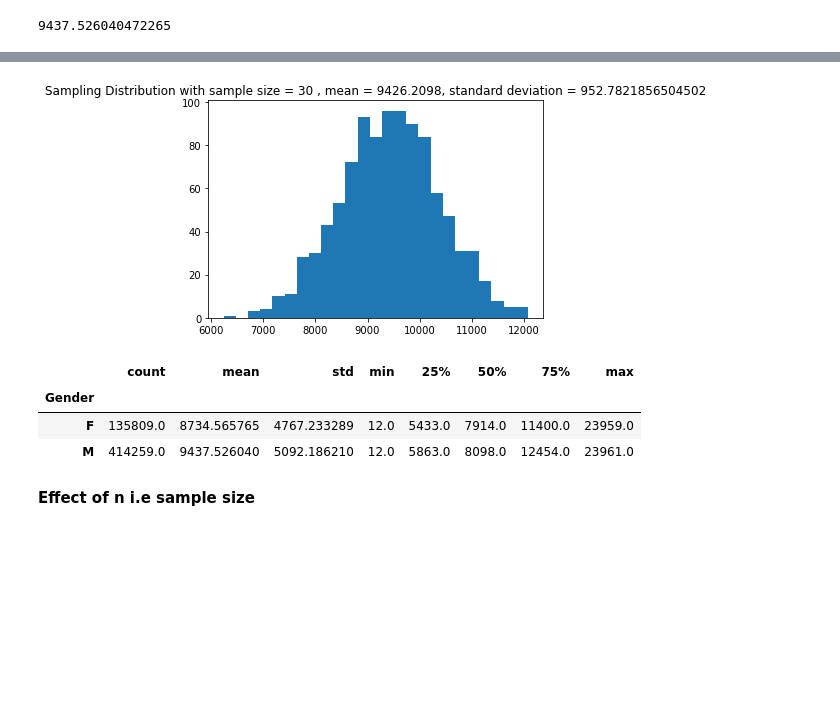
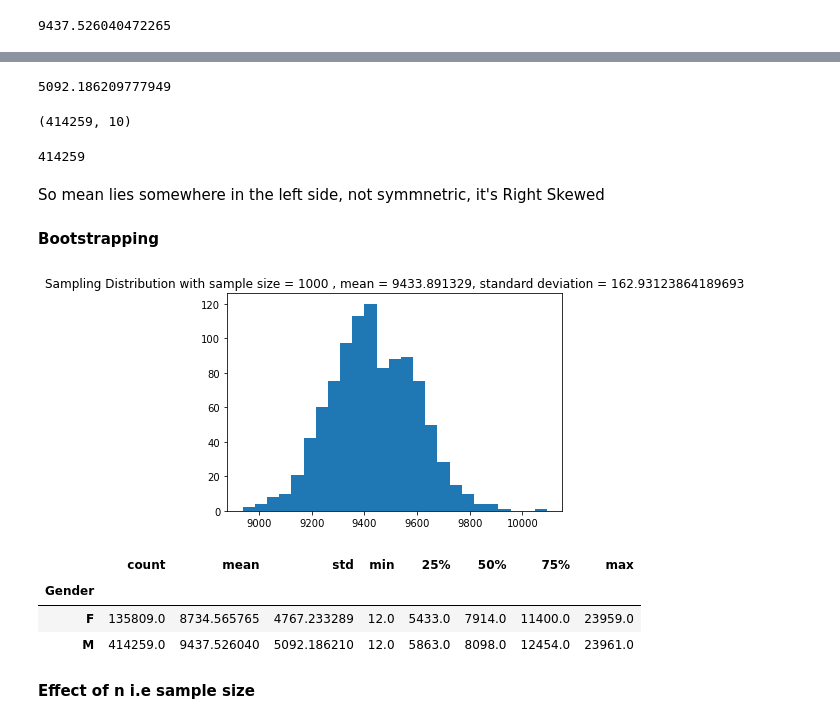
Before and after one commit to sameerudgirkar/DSML-Projects, a Jupyter notebook: Walmart Business Case Study/Walmart Business Case Study - (Confidence Interval and CLT).ipynb, the cells around one changed output, grey strips where cells are left out. Saved outputs shown, nothing was run; the diff lists cells and outputs as text; code cells hidden in the pictures; blank space fills up the shorter version.

```diff
--- a/Walmart Business Case Study/Walmart Business Case Study - (Confidence Interval and CLT).ipynb
+++ b/Walmart Business Case Study/Walmart Business Case Study - (Confidence Interval and CLT).ipynb
@@ -233,29 +227,45 @@ So mean lies somewhere in the left side, not symmnetric, it's Right Skewed
+# %%
+walmart_df_sample_purchase.std()
+# %% [output]
+5092.186209777949
+# %%
+walmart_df_sample1.shape
+# %% [output]
+(414259, 10)
+# %%
+len(walmart_df_sample_purchase)
+# %% [output]
+414259
+# %% [markdown]
+So mean lies somewhere in the left side, not symmnetric, it's Right Skewed
+# %% [markdown]
+**Bootstrapping**
 # %%
 
 m = 1000
 sample = walmart_df_sample_purchase
-size = 30 # len(walmart_df_sample_purchase)
+size = 1000
 bs_means = np.empty(m)
 
 for i in range(m):
     bs_sample = np.random.choice(sample, size = size)
     bs_means[i] = np.mean(bs_sample)
 plt.figure()
 plt.hist(bs_means, bins = 25)
-plt.title(f"Sampling Distribution with sample size = 30 , mean = {np.mean(bs_means)}, standard deviation = {np.std(bs_means)}")
+plt.title(f"Sampling Distribution with sample size = 1000 , mean = {np.mean(bs_means)}, standard deviation = {np.std(bs_means)}")
 plt.show()
 # %% [output]
-[figure, old version]
+[figure, new version]
 # %%
 # plt.hist(bs_means, bins = 25);
-# %%
-# for comparison
-walmart_df.groupby(['Gender'])['Purchase'].describe()
-# %% [output]
-|  | count | mean | std | min | 25% | 50% | 75% | max |
-| Gender |  |  |  |  |  |  |  |  |
-| F | 135809.0 | 8734.565765 | 4767.233289 | 12.0 | 5433.0 | 7914.0 | 11400.0 | 23959.0 |
-| M | 414259.0 | 9437.526040 | 5092.186210 | 12.0 | 5863.0 | 8098.0 | 12454.0 | 23961.0 |
-# %% [markdown]
-**Effect of n i.e sample size**
+# %%
+# for comparison
+walmart_df.groupby(['Gender'])['Purchase'].describe()
+# %% [output]
+|  | count | mean | std | min | 25% | 50% | 75% | max |
+| Gender |  |  |  |  |  |  |  |  |
+| F | 135809.0 | 8734.565765 | 4767.233289 | 12.0 | 5433.0 | 7914.0 | 11400.0 | 23959.0 |
+| M | 414259.0 | 9437.526040 | 5092.186210 | 12.0 | 5863.0 | 8098.0 | 12454.0 | 23961.0 |
+# %% [markdown]
+**Effect of n i.e sample size**
 # %%
```
Also changed, not shown: parts of 75 cells of this notebook.
